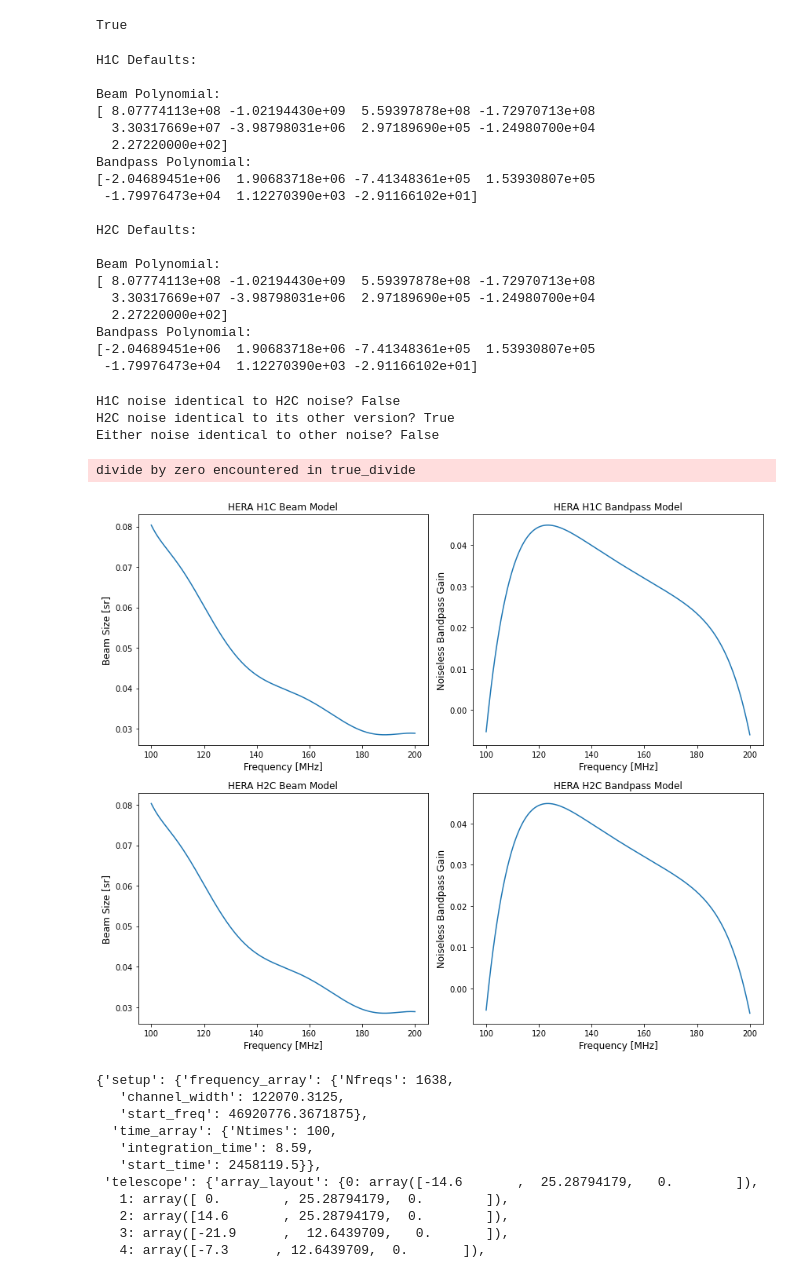
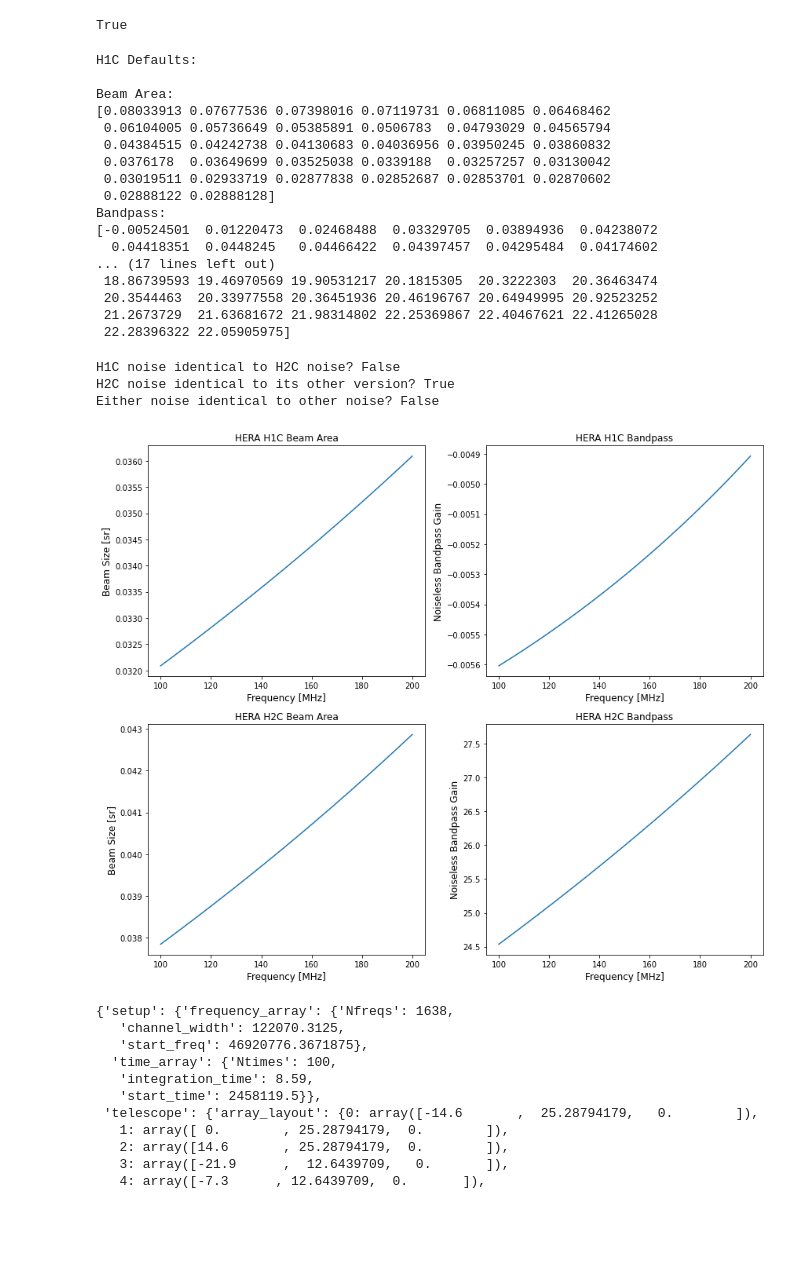
Before and after one commit to HERA-Team/hera_sim, a Jupyter notebook: docs/tutorials/hera_sim_defaults.ipynb, the cells around one changed output. Cells and saved outputs as stored; diff of their text form; code cells hidden in the pictures; blank space fills up the shorter version.

Commit message:
Updates for hera_sim_defaults

```diff
--- a/docs/tutorials/hera_sim_defaults.ipynb
+++ b/docs/tutorials/hera_sim_defaults.ipynb
@@ -118,62 +89,56 @@ def _get_hera_bandpass(bandpass="HERA_H1C_BANDPASS.npy"):
 
 # note that the defaults object is initialized with H1C defaults, but let's
 # make sure that it's set to H1C defaults in case this cell is rerun later
+freqs = np.linspace(0.1, 0.2, 32)      # Ghz
 hera_sim.defaults.set('h1c')
-
-h1c_beam = _get_hera_bm_poly()
-h1c_bandpass = _get_hera_bandpass()
-
-# now change the defaults to the H2C observing season
+h1c_omega_p = hera_sim.defaults('omega_p')(freqs)
+h1c_bandpass = hera_sim.defaults('bp_poly')(freqs)
 hera_sim.defaults.set('h2c')
-
-h2c_beam = _get_hera_bm_poly()
-
-h2c_bandpass = _get_hera_bandpass()
+h2c_omega_p = hera_sim.defaults('omega_p')(freqs)
+h2c_bandpass = hera_sim.defaults('bp_poly')(freqs)
 
 # now compare them
-print("H1C Defaults:\n \nBeam Polynomial: \n{}\nBandpass Polynomial: \n{}\n".format(h1c_beam, h1c_bandpass))
-print("H2C Defaults:\n \nBeam Polynomial: \n{}\nBandpass Polynomial: \n{}\n".format(h2c_beam, h2c_bandpass))
+print("H1C Defaults:\n \nBeam Area: \n{}\nBandpass: \n{}\n".format(h1c_omega_p, h1c_bandpass))
+print("H2C Defaults:\n \nBeam Area: \n{}\nBandpass: \n{}\n".format(h2c_omega_p, h2c_bandpass))
 # %% [output]
 H1C Defaults:
 
-Beam Polynomial:
-[ 8.07774113e+08 -1.02194430e+09  5.59397878e+08 -1.72970713e+08
-  3.30317669e+07 -3.98798031e+06  2.97189690e+05 -1.24980700e+04
-  2.27220000e+02]
-Bandpass Polynomial:
-[-2.04689451e+06  1.90683718e+06 -7.41348361e+05  1.53930807e+05
- -1.79976473e+04  1.12270390e+03 -2.91166102e+01]
-
-H2C Defaults:
-
-Beam Polynomial:
-[ 8.07774113e+08 -1.02194430e+09  5.59397878e+08 -1.72970713e+08
-  3.30317669e+07 -3.98798031e+06  2.97189690e+05 -1.24980700e+04
-  2.27220000e+02]
-Bandpass Polynomial:
-[-2.04689451e+06  1.90683718e+06 -7.41348361e+05  1.53930807e+05
- -1.79976473e+04  1.12270390e+03 -2.91166102e+01]
+Beam Area:
+[0.08033913 0.07677536 0.07398016 0.07119731 0.06811085 0.06468462
+ 0.06104005 0.05736649 0.05385891 0.0506783  0.04793029 0.04565794
+ 0.04384515 0.04242738 0.04130683 0.04036956 0.03950245 0.03860832
+ 0.0376178  0.03649699 0.03525038 0.0339188  0.03257257 0.03130042
+ 0.03019511 0.02933719 0.02877838 0.02852687 0.02853701 0.02870602
+ 0.02888122 0.02888128]
+Bandpass:
+[-0.00524501  0.01220473  0.02468488  0.03329705  0.03894936  0.04238072
+  0.04418351  0.0448245   0.04466422  0.04397457  0.04295484  0.04174602
+... (17 lines left out)
+ 18.86739593 19.46970569 19.90531217 20.1815305  20.3222303  20.36463474
+ 20.3544463  20.33977558 20.36451936 20.46196767 20.64949995 20.92523252
+ 21.2673729  21.63681672 21.98314802 22.25369867 22.40467621 22.41265028
+ 22.28396322 22.05905975]
 # %%
 # another thing
-fqs = np.linspace(0.1,0.2,1024)
+fqs = np.linspace(0.1, 0.2, 1024)     # GHz
 lsts = np.linspace(0,2*np.pi,100)
 
 noise = hera_sim.noise.thermal_noise
 
 hera_sim.defaults.set('h1c')
 np.random.seed(0)
-h1c_noise = noise(fqs,lsts)
+h1c_noise = noise(lsts, fqs)
 
 hera_sim.defaults.set('h2c')
 np.random.seed(0)
-h2c_noise = noise(fqs,lsts)
+h2c_noise = noise(lsts, fqs)
 np.random.seed(0)
-still_h2c_noise = noise(fqs,lsts)
+still_h2c_noise = noise(lsts, fqs)
 
 # passing in a kwarg
 np.random.seed(0)
 
-other_noise = noise(fqs,lsts,omega_p=np.ones(lsts.size))
+other_noise = noise(lsts, fqs, omega_p=np.ones(fqs.size))
 
 # check things
 print("H1C noise identical to H2C noise? {}".format(np.all(h1c_noise==h2c_noise)))
@@ -184,30 +149,29 @@ print("Either noise identical to other noise? {}".format(np.all(h1c_noise==other
 H1C noise identical to H2C noise? False
 H2C noise identical to its other version? True
 Either noise identical to other noise? False
-divide by zero encountered in true_divide
 # %%
 # check out what the beam and bandpass look like
 seasons = ('h1c', 'h2c')
-beams = {'h1c': h1c_beam, 'h2c': h2c_beam}
+beams = {'h1c': h1c_omega_p, 'h2c': h2c_omega_p}
 bps = {'h1c': h1c_bandpass, 'h2c': h2c_bandpass}
 fig = plt.figure(figsize=(12,10))
 axes = fig.subplots(2,2)
 for j, ax in enumerate(axes[:,0]):
     seas = seasons[j]
     ax.set_xlabel('Frequency [MHz]', fontsize=12)
     ax.set_ylabel('Beam Size [sr]', fontsize=12)
-    ax.set_title('HERA {} Beam Model'.format(seas.upper()), fontsize=12)
+    ax.set_title('HERA {} Beam Area'.format(seas.upper()), fontsize=12)
     ax.plot(fqs * 1e3, np.polyval(beams[seas], fqs))
 for j, ax in enumerate(axes[:,1]):
     seas = seasons[j]
     ax.set_xlabel('Frequency [MHz]', fontsize=12)
     ax.set_ylabel('Noiseless Bandpass Gain', fontsize=12)
-    ax.set_title('HERA {} Bandpass Model'.format(seas.upper()), fontsize=12)
+    ax.set_title('HERA {} Bandpass'.format(seas.upper()), fontsize=12)
     ax.plot(fqs * 1e3, np.polyval(bps[seas], fqs))
 plt.tight_layout()
 plt.show()
 # %% [output]
-[figure, old version]
+[figure, new version]
 # %%
 # let's look at the configuration that's initially loaded in
 hera_sim.defaults._raw_config
```
Also changed, not shown: parts of 2 cells of this notebook.
